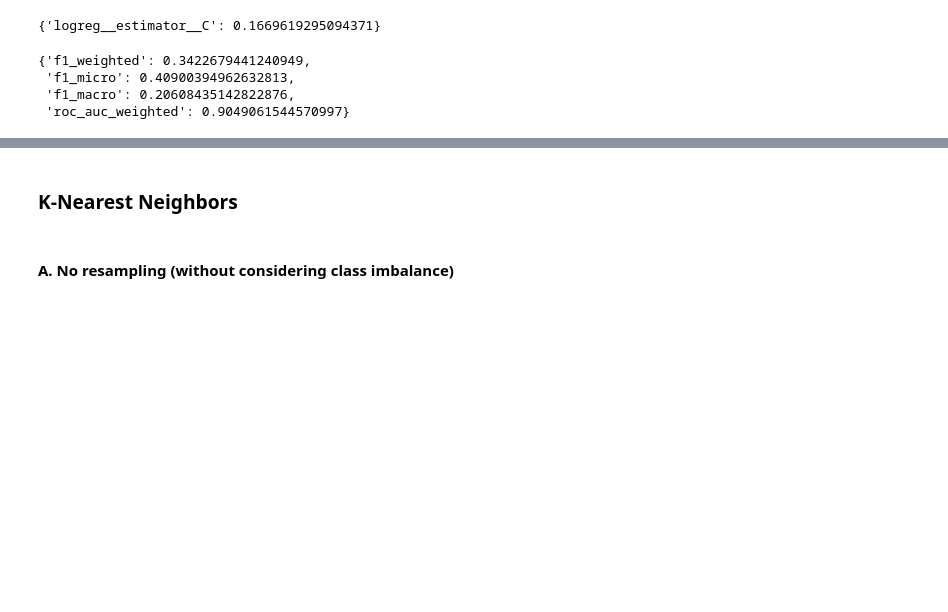
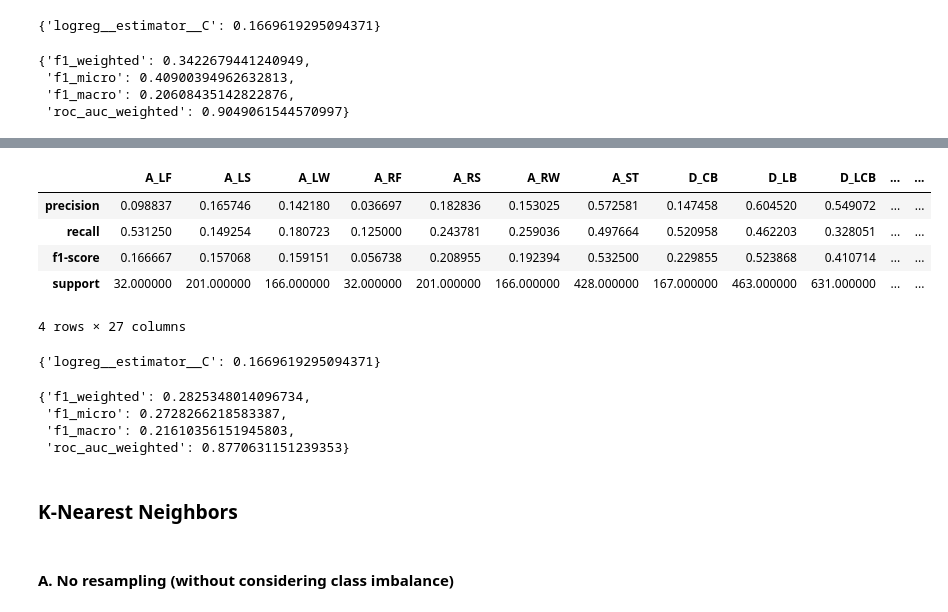
Before and after one commit to simonvellin/football_position_prediction, a Jupyter notebook: pablo/3_feature_selection_and_evaluation.ipynb, the cells around one changed output, grey strips where cells are left out. Cells and saved outputs as stored; diff of their text form; code cells hidden in the pictures; blank space fills up the shorter version.

```diff
--- a/pablo/3_feature_selection_and_evaluation.ipynb
+++ b/pablo/3_feature_selection_and_evaluation.ipynb
@@ -956,3 +996,23 @@ best_scores_logreg_v2
+# %%
+df_report_logreg_under2
+# %% [output]
+|  | A_LF | A_LS | A_LW | A_RF | A_RS | A_RW | A_ST | D_CB | D_LB | D_LCB | ... | ... |
+| precision | 0.098837 | 0.165746 | 0.142180 | 0.036697 | 0.182836 | 0.153025 | 0.572581 | 0.147458 | 0.604520 | 0.549072 | ... | ... |
+| recall | 0.531250 | 0.149254 | 0.180723 | 0.125000 | 0.243781 | 0.259036 | 0.497664 | 0.520958 | 0.462203 | 0.328051 | ... | ... |
+| f1-score | 0.166667 | 0.157068 | 0.159151 | 0.056738 | 0.208955 | 0.192394 | 0.532500 | 0.229855 | 0.523868 | 0.410714 | ... | ... |
+| support | 32.000000 | 201.000000 | 166.000000 | 32.000000 | 201.000000 | 166.000000 | 428.000000 | 167.000000 | 463.000000 | 631.000000 | ... | ... |
+4 rows × 27 columns
+# %%
+best_params_logreg_under2
+# %% [output]
+{'logreg__estimator__C': 0.1669619295094371}
+# %%
+best_scores_logreg_under2
+# %% [output]
+{'f1_weighted': 0.2825348014096734,
+ 'f1_micro': 0.2728266218583387,
+ 'f1_macro': 0.21610356151945803,
+ 'roc_auc_weighted': 0.8770631151239353}
 # %% [markdown]
 ### K-Nearest Neighbors
 # %% [markdown]
```
Also changed, not shown: parts of 37 cells of this notebook, 3 other files.
